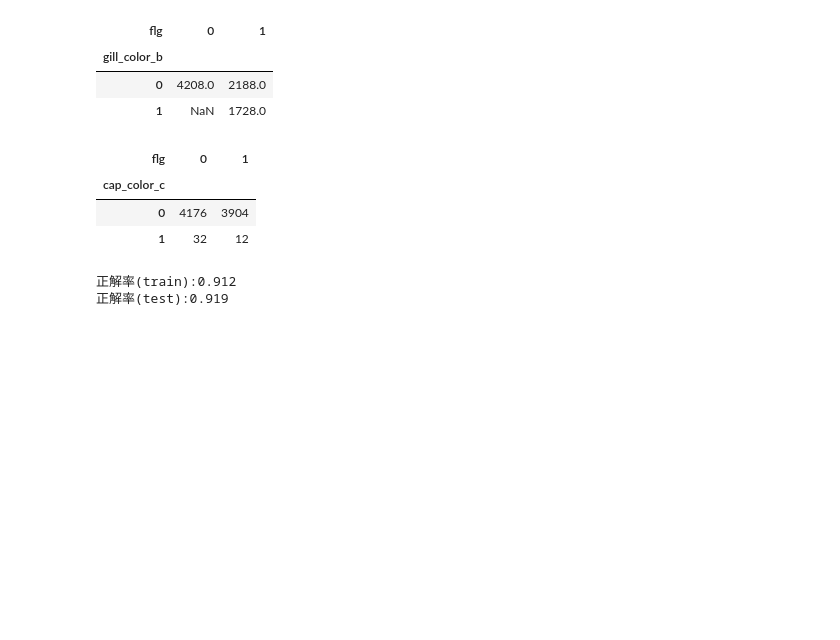
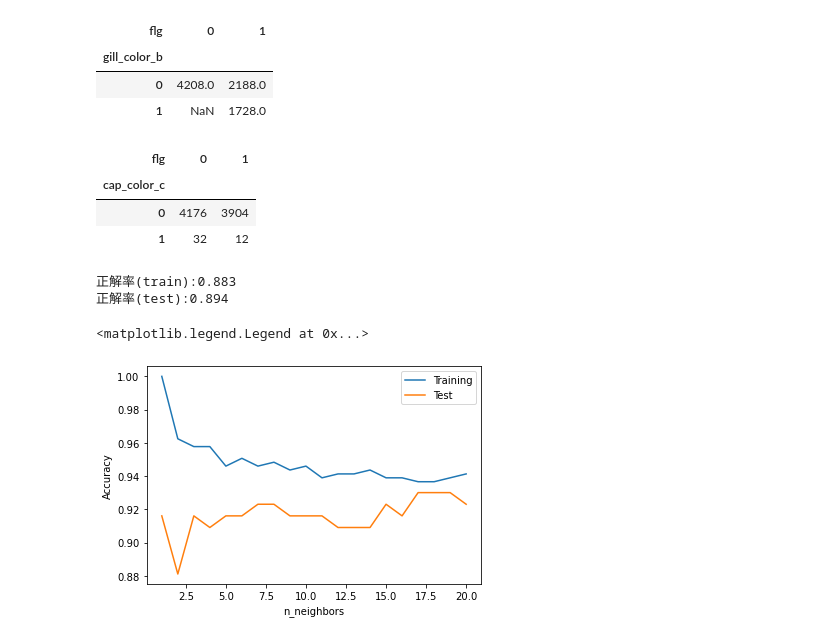
Before and after one commit to zaxirolls/learn, a Jupyter notebook: 東大データサイエンティスト/ch8.ipynb, the cells around one changed output. Drawn from its saved outputs; the diff is of its cells as text; code cells hidden in the pictures; blank space fills up the shorter version.

```diff
--- a/東大データサイエンティスト/ch8.ipynb
+++ b/東大データサイエンティスト/ch8.ipynb
@@ -412,11 +412,37 @@ X = mushroom_dummy.drop('flg',axis=1)
 y = mushroom_dummy['flg']
 X_train,X_test,y_train,y_test = train_test_split(X,y,random_state=0)
 
-model = DecisionTreeClassifier(criterion='entropy',max_depth=15,random_state=0)
+model = DecisionTreeClassifier(criterion='entropy',max_depth=5,random_state=0)
 model.fit(X_train,y_train)
 
 print('正解率(train):{:.3f}'.format(model.score(X_train,y_train)))
 print('正解率(test):{:.3f}'.format(model.score(X_test,y_test)))
 # %% [output]
-正解率(train):0.912
-正解率(test):0.919
+正解率(train):0.883
+正解率(test):0.894
+# %%
+from sklearn.datasets import load_breast_cancer
+from sklearn.neighbors import KNeighborsClassifier
+from sklearn.model_selection import train_test_split
+
+cancer = load_breast_cancer()
+
+X_train,X_test,y_train,y_test = train_test_split(cancer.data,cancer.target,stratify=cancer.target,random_state=0)
+
+training_accuracy = []
+test_accuracy = []
+
+for n_neighbors in range(1,21):
+    model = KNeighborsClassifier(n_neighbors=n_neighbors)
+    model.fit(X_train,y_train)
+    training_accuracy.append(model.score(X_train,y_train))
+    test_accuracy.append(model.score(X_test,y_test))
+
+plt.plot(range(1,21),training_accuracy,label='Training')
+plt.plot(range(1,21),test_accuracy,label='Test')
+plt.ylabel('Accuracy')
+plt.xlabel('n_neighbors')
+plt.legend()
+# %% [output]
+<matplotlib.legend.Legend at 0x...>
+[figure, added]
```
Also changed, not shown: parts of 1 cell of this notebook.
